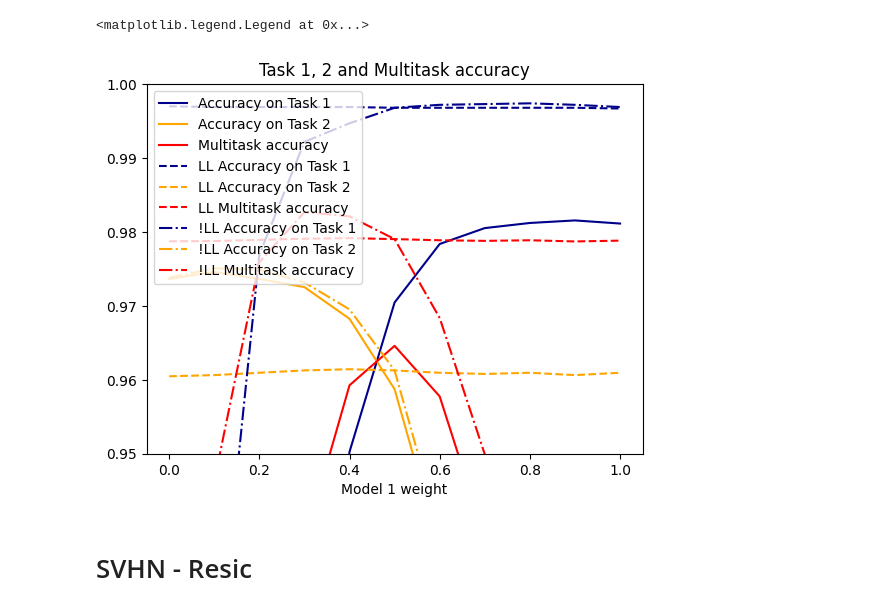
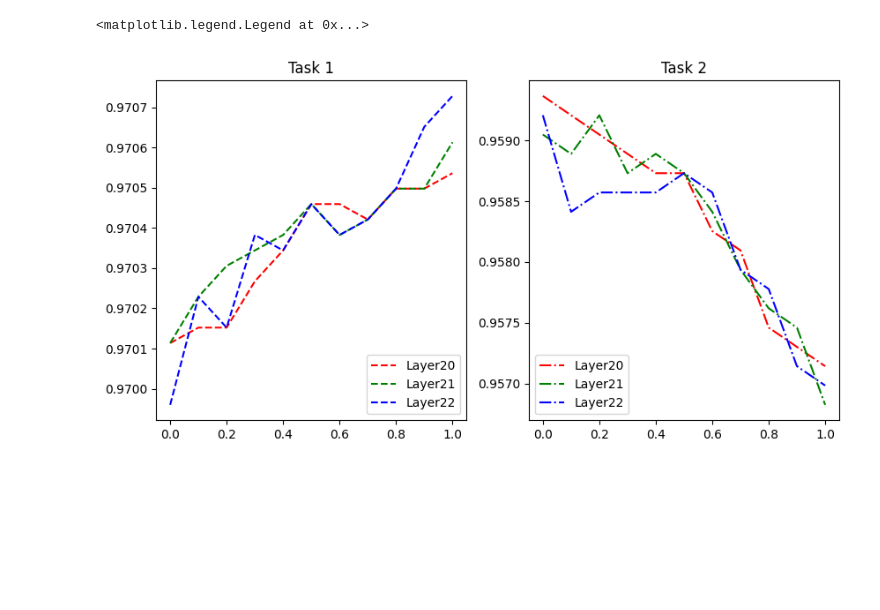
Before and after one commit to dennis-grinwald/task_vectors, a Jupyter notebook: analysis/accs.ipynb, the cells around one changed output. Drawn from its saved outputs; the diff is of its cells as text; code cells hidden in the pictures; blank space fills up the shorter version.

```diff
--- a/analysis/accs.ipynb
+++ b/analysis/accs.ipynb
@@ -6,60 +34,28 @@ import matplotlib.pyplot as plt
 # %%
-for j in [0,1,2,20,21,22]:
+fig, ax = plt.subplots(1, 2, figsize=(10, 5))
+colors = ['red', 'green', 'blue', 'orange', 'purple', 'pink', 'brown', 'gray', 'cyan']
+for i, j in enumerate([20,21,22]):
     test_acc_dict = np.load(
-        '/Users/dg/Projects/task_vectors/mnist_resic_results/accs_simplex_in_layer_{j}.npy',
+        f'/Users/dg/Projects/task_vectors/accs_simplex_in_layer_{j}.npy',
         allow_pickle=True
     ).item()
-cleaned_keys = [float(key) for key in test_acc_dict.keys()]
-plt.plot(
-    cleaned_keys,
-    np.array(list(test_acc_dict.values()))[:,0], color='darkblue', label='Accuracy on Task 1'
+    cleaned_keys = [float(key) for key in test_acc_dict.keys()]
+    ax[0].plot(
+        cleaned_keys,
+        np.array(list(test_acc_dict.values()))[:,0], linestyle='--', color=colors[i], label=f'Layer{j}'
+    )
+    ax[1].plot(
+        cleaned_keys,
+        np.array(list(test_acc_dict.values()))[:,1], linestyle='-.', color=colors[i], label=f'Layer{j}'
+    )
+ax[0].set_title('Task 1')
+ax[1].set_title('Task 2')
+ax[0].legend(
+    loc='lower right'
 )
-plt.plot(
-    cleaned_keys,
-    np.array(list(test_acc_dict.values()))[:,1], color='orange', label='Accuracy on Task 2'
+ax[1].legend(
+    loc='lower left'
 )
-plt.plot(
-    cleaned_keys,
-    np.array(list(test_acc_dict.values()))[:,2], color='red', label='Multitask accuracy'
-)
-plt.plot(
-    cleaned_keys,
-    np.array(list(last_layer_test_acc_dict.values()))[:,0], color='darkblue', linestyle='--', label='LL Accuracy on Task 1'
-)
-plt.plot(
-    cleaned_keys,
-    np.array(list(last_layer_test_acc_dict.values()))[:,1], color='orange', linestyle='--', label='LL Accuracy on Task 2'
-)
-plt.plot(
-    cleaned_keys,
-    np.array(list(last_layer_test_acc_dict.values()))[:,2], linestyle='--', color='red', label='LL Multitask accuracy'
-)
-plt.plot(
-    cleaned_keys,
-    np.array(list(except_last_layer_test_acc_dict.values()))[:,0], color='darkblue', linestyle='-.', label='!LL Accuracy on Task 1'
-)
-plt.plot(
-    cleaned_keys,
-    np.array(list(except_last_layer_test_acc_dict.values()))[:,1], color='orange', linestyle='-.', label='!LL Accuracy on Task 2'
-)
-plt.plot(
-    cleaned_keys,
-    np.array(list(except_last_layer_test_acc_dict.values()))[:,2], linestyle='-.', color='red', label='!LL Multitask accuracy'
-)
-plt.xlabel(
-    'Model 1 weight'
-)
-plt.ylim(
-    0.95,1
-)
-plt.title(
-    'Task 1, 2 and Multitask accuracy'
-)
-plt.legend(
-    loc='upper left'
-)
 # %% [output]
 <matplotlib.legend.Legend at 0x...>
-[figure, old version]
+[figure, new version]
-# %% [markdown]
-# SVHN - Resic
```
Also changed, not shown: parts of 4 cells of this notebook, 1 other file.
